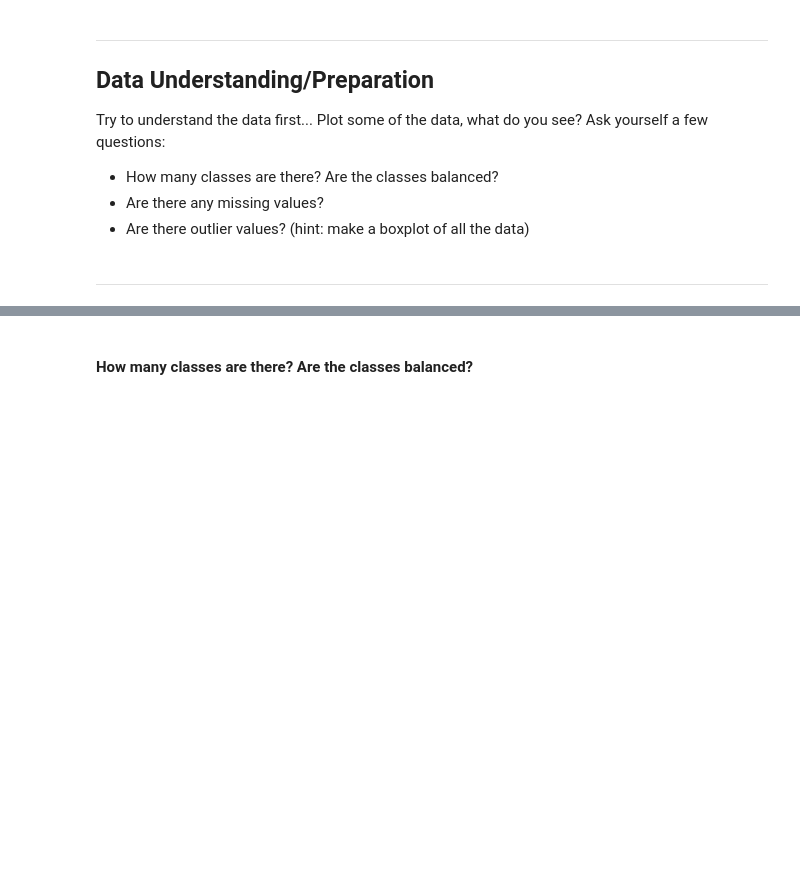
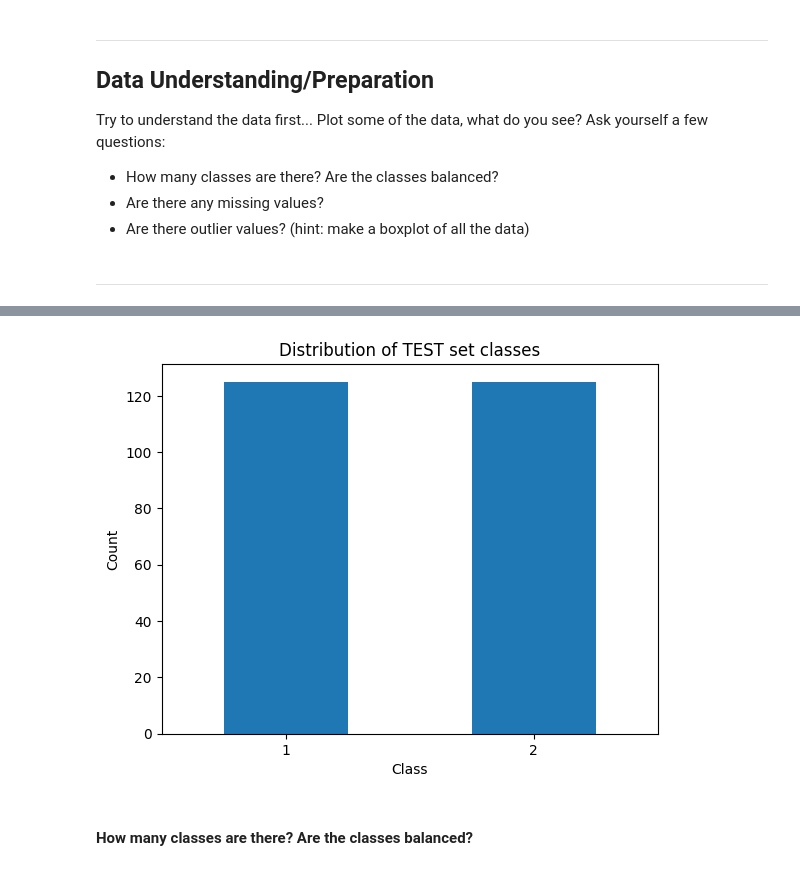
Before and after one commit to icezimmer/pmts, a Jupyter notebook: notebooks/03_Classification_and_Regression_Part1_exercise.ipynb, the cells around one changed output, grey strips where cells are left out. Saved outputs shown, nothing was run; the diff lists cells and outputs as text; code cells hidden in the pictures; blank space fills up the shorter version.

```diff
--- a/notebooks/03_Classification_and_Regression_Part1_exercise.ipynb
+++ b/notebooks/03_Classification_and_Regression_Part1_exercise.ipynb
@@ -37,2 +74,11 @@ Try to understand the data first... Plot some of the data, what do you see? Ask
+# %%
+y_test_df.value_counts().sort_index().plot(kind='bar')
+plt.title('Distribution of TEST set classes')
+plt.xlabel('Class')
+plt.ylabel('Count')
+plt.xticks(rotation=0)
+plt.show()
+# %% [output]
+[figure, added]
 # %% [markdown]
 #### How many classes are there? Are the classes balanced?
```
Also changed, not shown: parts of 27 cells of this notebook, 3 other files.
